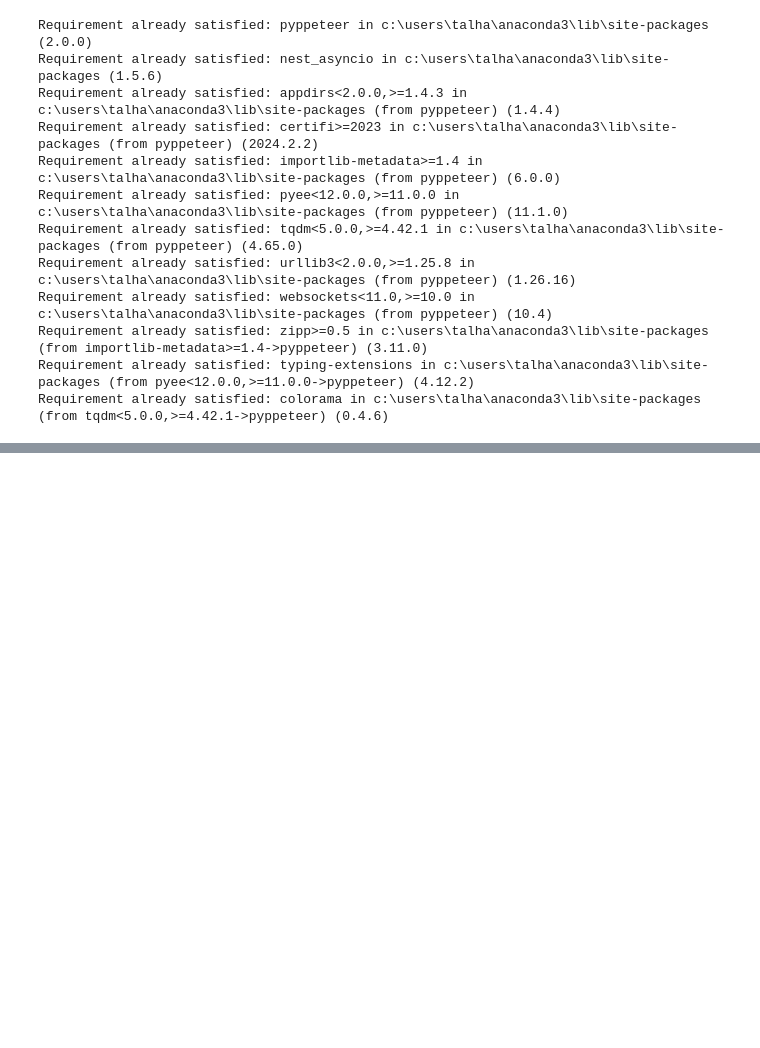
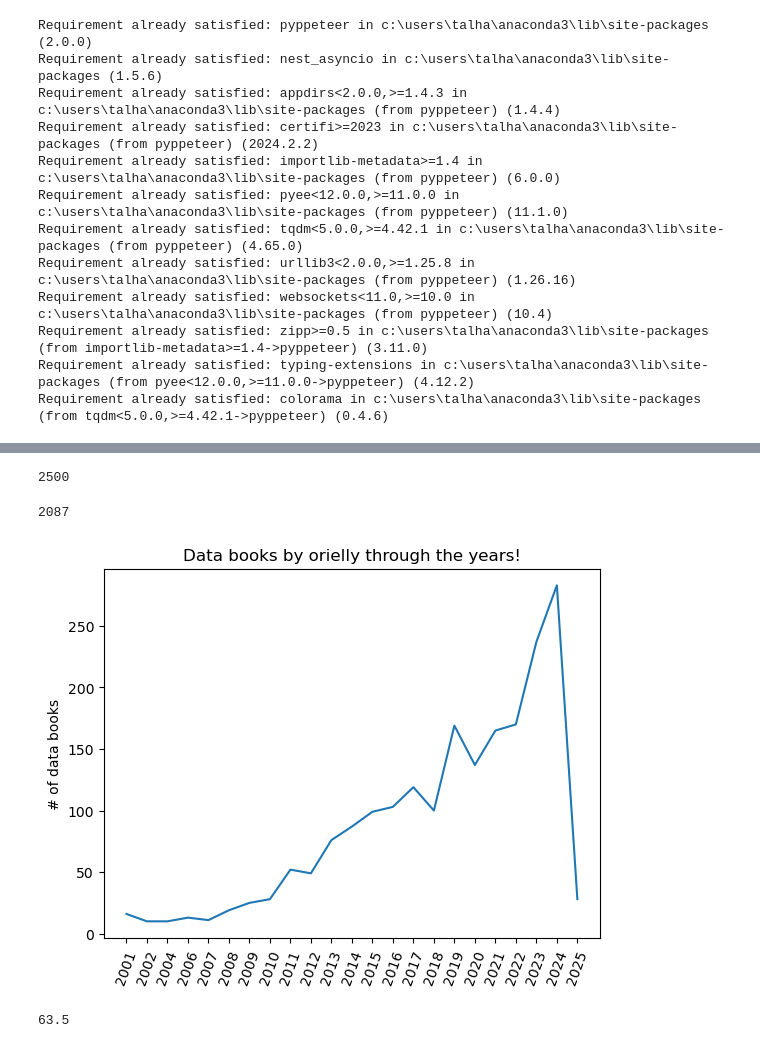
Before and after one commit to Diem0n/100daysofdatascience, a Jupyter notebook: Day_04/scraping/scraping.ipynb, the cells around one changed output, grey strips where cells are left out. Cells and saved outputs as stored; diff of their text form; code cells hidden in the pictures; blank space fills up the shorter version.

```diff
--- a/Day_04/scraping/scraping.ipynb
+++ b/Day_04/scraping/scraping.ipynb
@@ -81,2 +124,2 @@ page_content = fetch_page(url, target)
 # %%
-soup = BeautifulSoup(page_content, 'html5lib')
+soups = [BeautifulSoup(page_content, 'html5lib') for page_content in page_contents]
@@ -95,0 +126,35 @@ Book
+# %%
+filtered = []
+for soup in soups:
+    articles = soup.find_all('article' , {'class' : 'css-ataarr'})
+    for article in articles:
+        filtered.append(article)
+len(filtered)
+# %% [output]
+2500
+# %%
+books = []
+for product in filtered:
+    try:
+        format_product = product.find('strong' , {'class' : 'css-vpja4u'}).text.split(':')[-1].strip().lower()
+        books.append(product.find('section' , {'class': "css-1turkkp"}))
+    except:
+        continue
+len(books)
+# %% [output]
+2087
+# %%
+books_parsed = []
+for book in books:
+    try:
+        base_url = 'https://www.oreilly.com'
+        cover = base_url+book.find('a' , {'class': 'css-1d8z3am'}).img['src']
+        title = book.find('h3').text
+        authors = book.find('div' , {'class' : 'css-3e7u07'}).a.text
+        authors = authors.split(',')
+        publication_details = book.find('div' , 'css-19eyivp')
+        publisher = publication_details.a.text
+        published = publication_details.find_all('span')[-1].text
+        books_parsed.append({'title': title,'cover' : cover, 'authors': authors , 'publisher' : publisher , 'published_on' : published })
+    except:
+        continue
@@ -95,0 +165,18 @@ Book
+# %%
+def get_year(book):
+    return book['published_on'].split(' ')[-1]
+from collections import Counter
+year_counts = Counter(get_year(book) for book in books_parsed)
+year_counts_filtered =  Counter(year for year in (get_year(book) for book in books_parsed) if year and year_counts[year] >= 10)
+# %%
+import matplotlib.pyplot as plt
+years = sorted(year_counts_filtered)
+book_counts = [year_counts_filtered[year] for year in years]
+plt.plot(years, book_counts)
+plt.ylabel("# of data books")
+# xticks to rotate the labels for years
+plt.xticks(rotation=70)
+plt.title("Data books by orielly through the years!")
+plt.show()
+# %% [output]
+[figure, added]
@@ -95,0 +188,5 @@ Book
+# %%
+avg_books_per_year = x/n
+avg_books_per_year
+# %% [output]
+63.5
```
Also changed, not shown: parts of 6 cells of this notebook, 1 other file.
